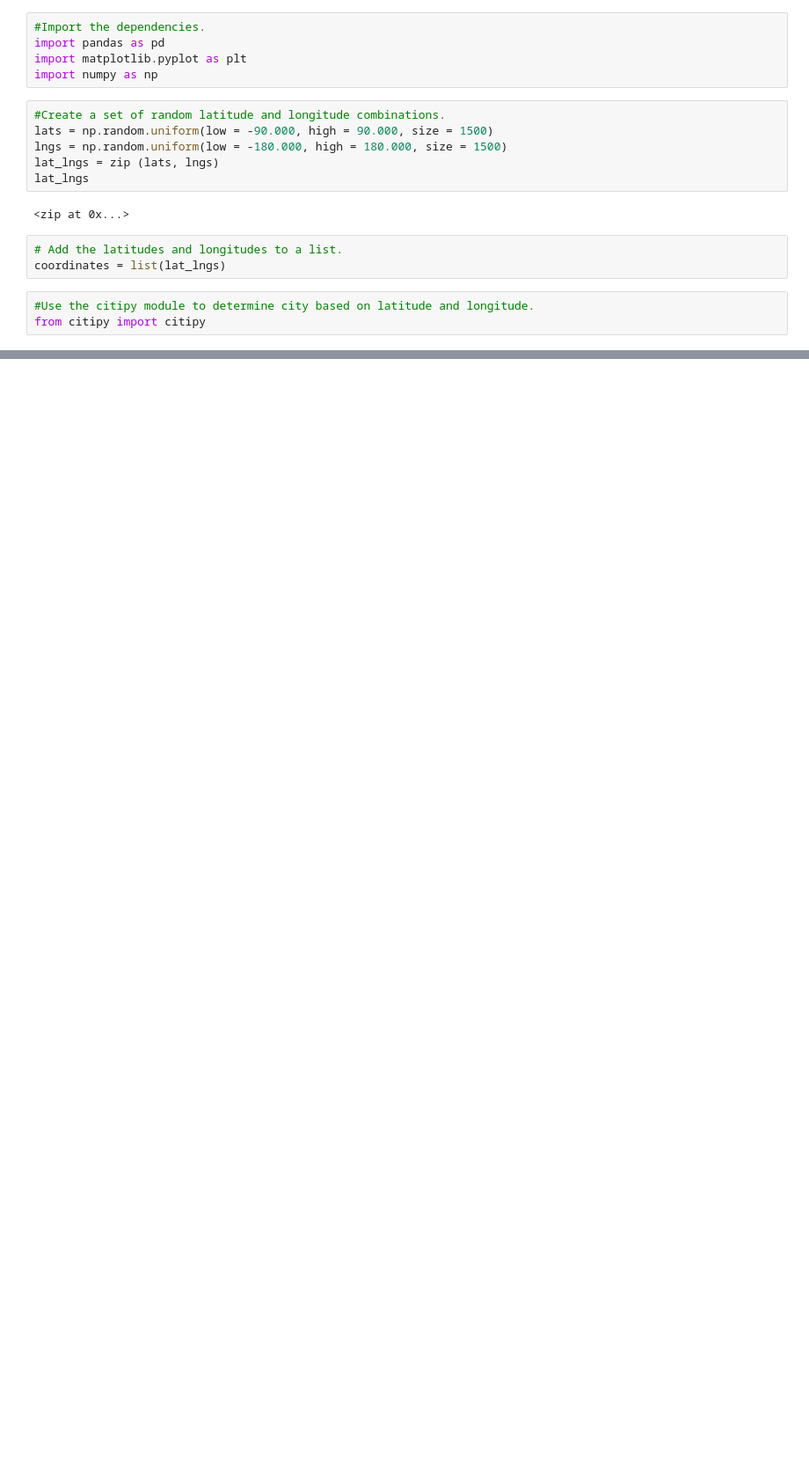
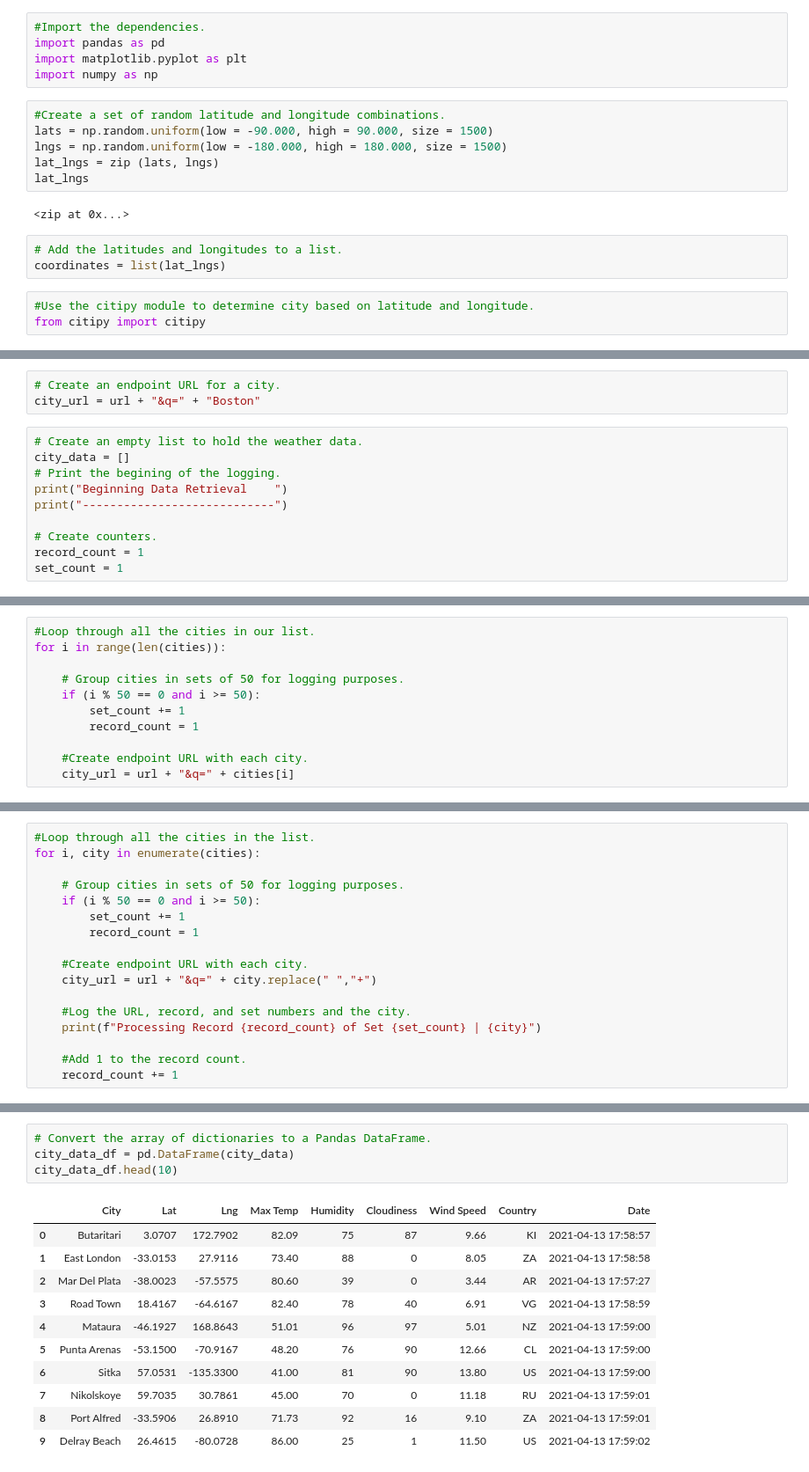
Before and after one commit to kevinsguo/World_Weather_Analysis, a Jupyter notebook: WeatherPy.ipynb, the cells around one changed output, grey strips where cells are left out. Shown at 88% size. Cells and saved outputs as stored; diff of their text form; blank space fills up the shorter version.

```diff
--- a/WeatherPy.ipynb
+++ b/WeatherPy.ipynb
@@ -56,0 +71,13 @@ len(cities)
+# %%
+# Create an endpoint URL for a city.
+city_url = url + "&q=" + "Boston"
+# %%
+# Create an empty list to hold the weather data.
+city_data = []
+# Print the begining of the logging.
+print("Beginning Data Retrieval    ")
+print("----------------------------")
+
+# Create counters.
+record_count = 1
+set_count = 1
@@ -56,0 +89,11 @@ len(cities)
+# %%
+#Loop through all the cities in our list.
+for i in range(len(cities)):
+
+    # Group cities in sets of 50 for logging purposes.
+    if (i % 50 == 0 and i >= 50):
+        set_count += 1
+        record_count = 1
+
+    #Create endpoint URL with each city.
+    city_url = url + "&q=" + cities[i]
@@ -56,0 +102,17 @@ len(cities)
+# %%
+#Loop through all the cities in the list.
+for i, city in enumerate(cities):
+
+    # Group cities in sets of 50 for logging purposes.
+    if (i % 50 == 0 and i >= 50):
+        set_count += 1
+        record_count = 1
+
+    #Create endpoint URL with each city.
+    city_url = url + "&q=" + city.replace(" ","+")
+
+    #Log the URL, record, and set numbers and the city.
+    print(f"Processing Record {record_count} of Set {set_count} | {city}")
+
+    #Add 1 to the record count.
+    record_count += 1
@@ -56,0 +241,16 @@ len(cities)
+# %%
+# Convert the array of dictionaries to a Pandas DataFrame.
+city_data_df = pd.DataFrame(city_data)
+city_data_df.head(10)
+# %% [output]
+|  | City | Lat | Lng | Max Temp | Humidity | Cloudiness | Wind Speed | Country | Date |
+| 0 | Butaritari | 3.0707 | 172.7902 | 82.09 | 75 | 87 | 9.66 | KI | 2021-04-13 17:58:57 |
+| 1 | East London | -33.0153 | 27.9116 | 73.40 | 88 | 0 | 8.05 | ZA | 2021-04-13 17:58:58 |
+| 2 | Mar Del Plata | -38.0023 | -57.5575 | 80.60 | 39 | 0 | 3.44 | AR | 2021-04-13 17:57:27 |
+| 3 | Road Town | 18.4167 | -64.6167 | 82.40 | 78 | 40 | 6.91 | VG | 2021-04-13 17:58:59 |
+| 4 | Mataura | -46.1927 | 168.8643 | 51.01 | 96 | 97 | 5.01 | NZ | 2021-04-13 17:59:00 |
+| 5 | Punta Arenas | -53.1500 | -70.9167 | 48.20 | 76 | 90 | 12.66 | CL | 2021-04-13 17:59:00 |
+| 6 | Sitka | 57.0531 | -135.3300 | 41.00 | 81 | 90 | 13.80 | US | 2021-04-13 17:59:00 |
+| 7 | Nikolskoye | 59.7035 | 30.7861 | 45.00 | 70 | 0 | 11.18 | RU | 2021-04-13 17:59:01 |
+| 8 | Port Alfred | -33.5906 | 26.8910 | 71.73 | 92 | 16 | 9.10 | ZA | 2021-04-13 17:59:01 |
+| 9 | Delray Beach | 26.4615 | -80.0728 | 86.00 | 25 | 1 | 11.50 | US | 2021-04-13 17:59:02 |
```
Also changed, not shown: parts of 16 cells of this notebook.
